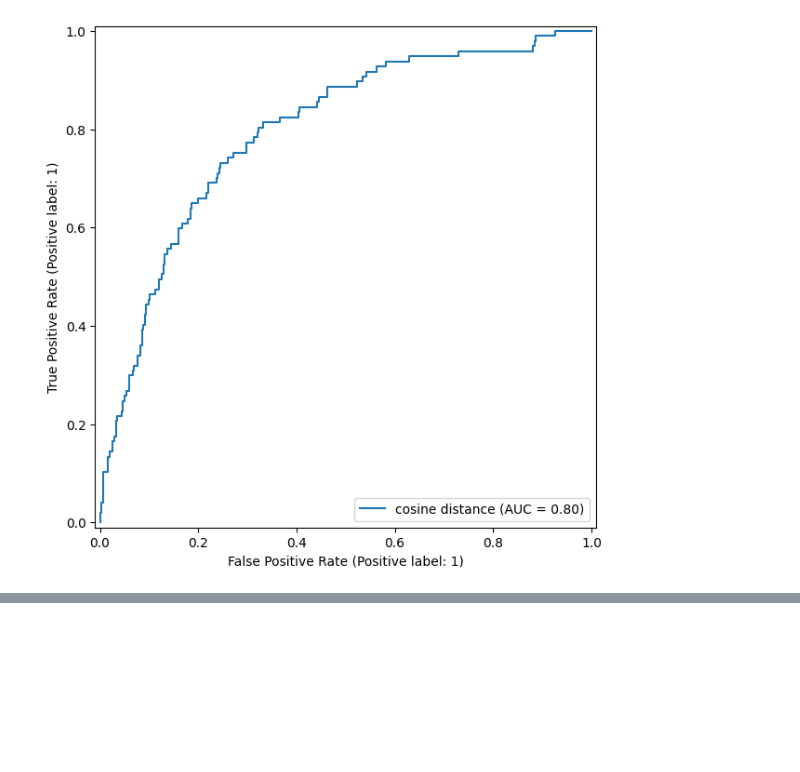
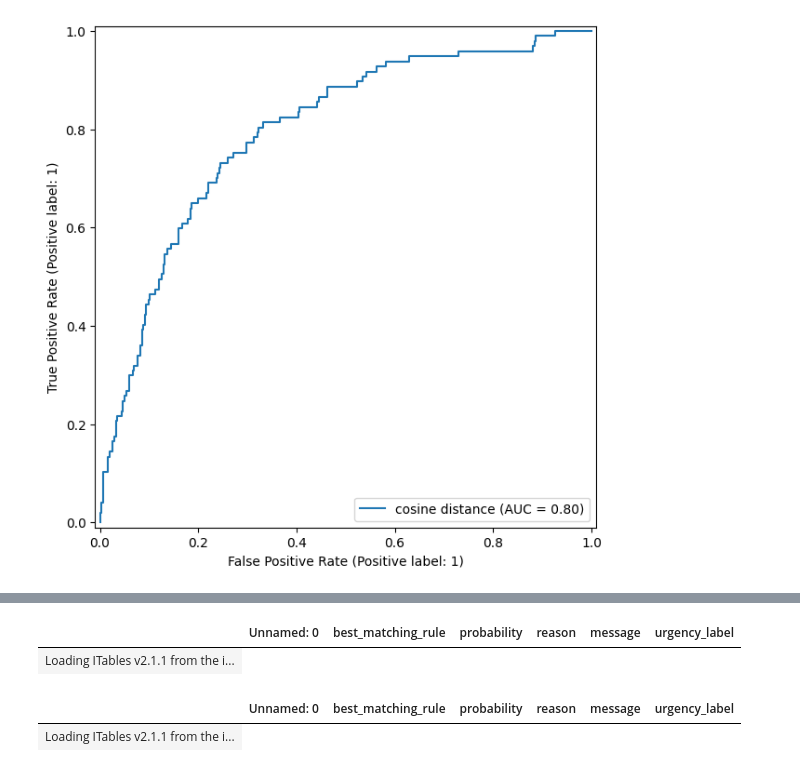
Before and after one commit to IDinsight/ask-a-question, a Jupyter notebook: experiments/ud_validation/Untitled.ipynb, the cells around one changed output, grey strips where cells are left out. Saved outputs shown, nothing was run; the diff lists cells and outputs as text; code cells hidden in the pictures; blank space fills up the shorter version.

```diff
--- a/experiments/ud_validation/Untitled.ipynb
+++ b/experiments/ud_validation/Untitled.ipynb
@@ -36,0 +44,12 @@ df = pd.read_csv("../../processed_results-llm.csv")
+# %%
+false_positive = df.loc[(df.urgency_label == False) & (df.probability > 0.7)]
+false_positive
+# %% [output]
+|  | Unnamed: 0 | best_matching_rule | probability | reason | message | urgency_label |
+| Loading ITables v2.1.1 from the i... |
+# %%
+false_negative = df.loc[(df.urgency_label == True) & (df.probability < 0.4)]
+false_negative
+# %% [output]
+|  | Unnamed: 0 | best_matching_rule | probability | reason | message | urgency_label |
+| Loading ITables v2.1.1 from the i... |
```
Also changed, not shown: parts of 8 cells of this notebook, 1 other file.
